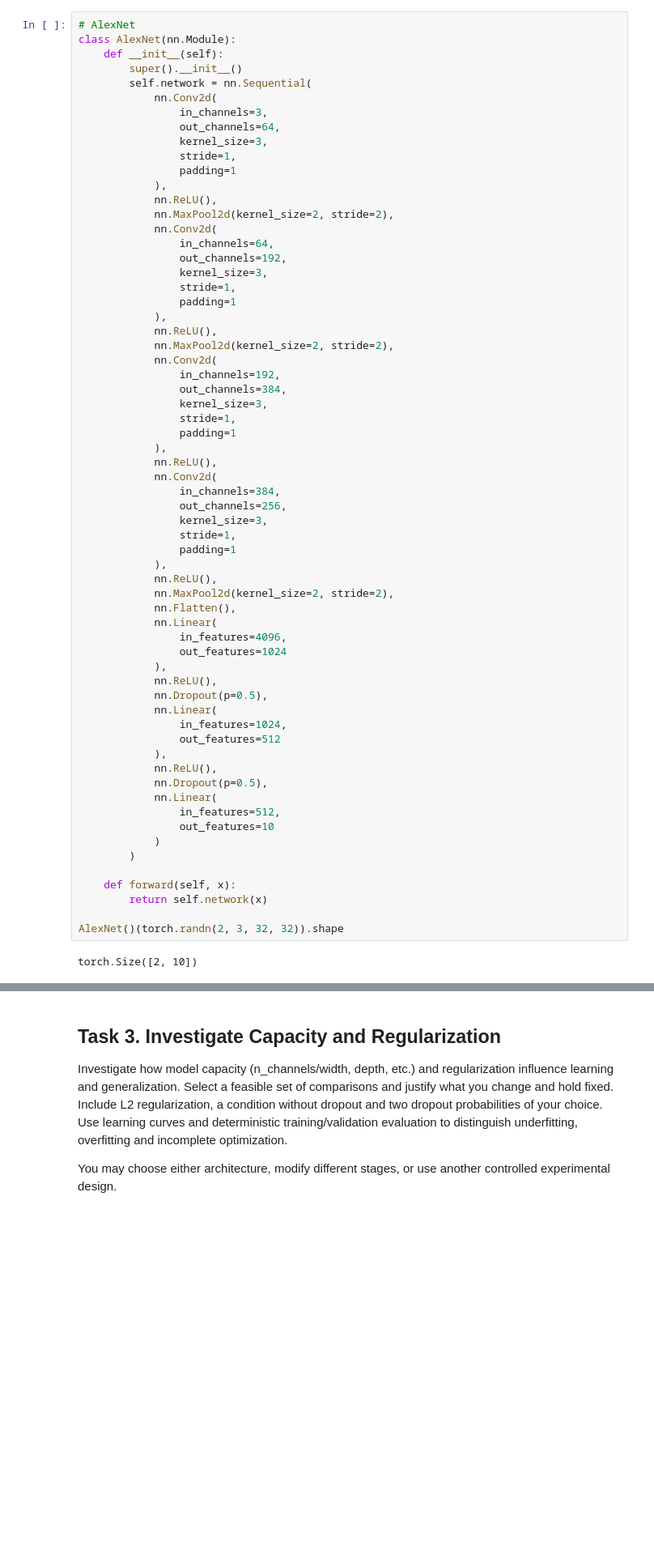
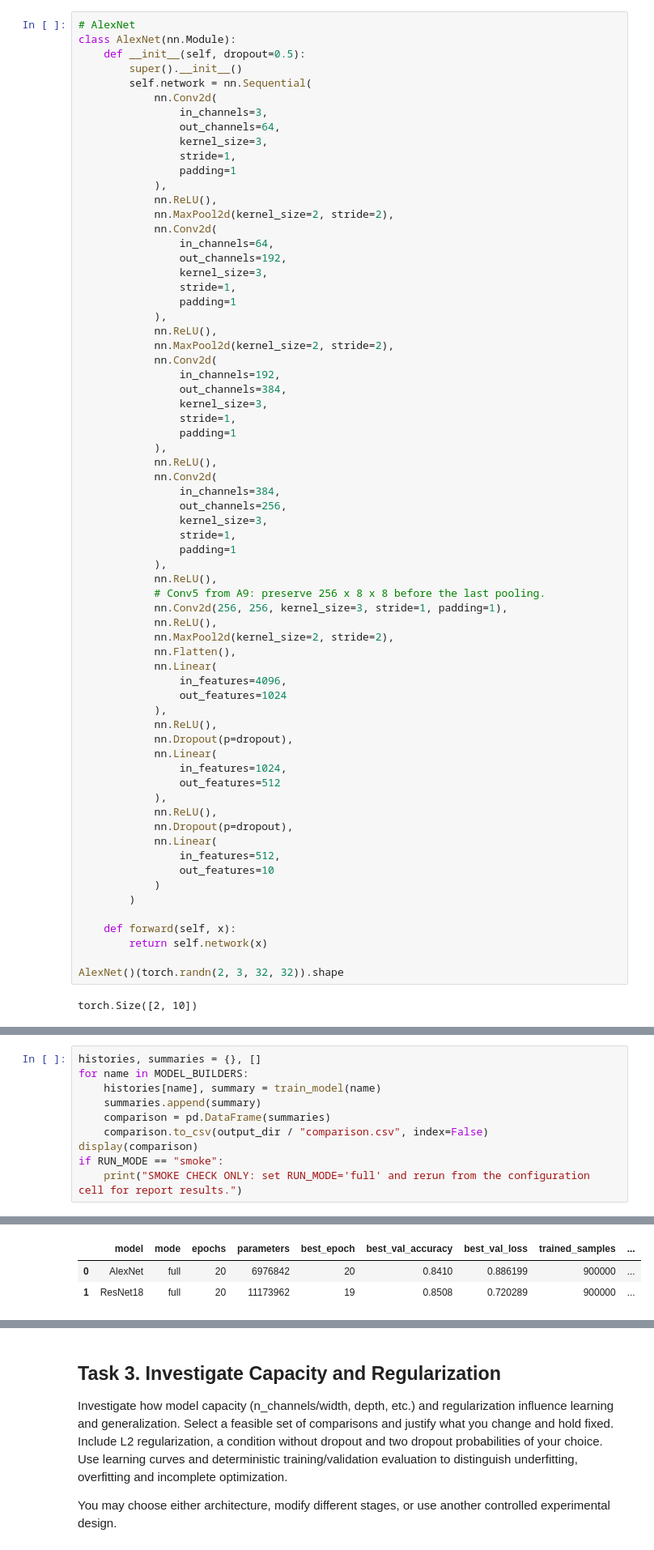
Before and after one commit to TheArtemis/ID2223-Scalable-Machine-Learning-and-Deep-Learning, a Jupyter notebook: assignments/ass1/lab-assignment-notebook.ipynb, the cells around one changed output, grey strips where cells are left out. Shown at 81% size. Drawn from its saved outputs; the diff is of its cells as text; blank space fills up the shorter version.

```diff
--- a/assignments/ass1/lab-assignment-notebook.ipynb
+++ b/assignments/ass1/lab-assignment-notebook.ipynb
@@ -205,7 +247,7 @@ Choose your optimizer, training schedule, checkpoint rule and evaluation metrics
 # %%
 # AlexNet
 class AlexNet(nn.Module):
-    def __init__(self):
+    def __init__(self, dropout=0.5):
         super().__init__()
         self.network = nn.Sequential(
             nn.Conv2d(
@@ -242,6 +284,9 @@ class AlexNet(nn.Module):
                 padding=1
             ),
             nn.ReLU(),
+            # Conv5 from A9: preserve 256 x 8 x 8 before the last pooling.
+            nn.Conv2d(256, 256, kernel_size=3, stride=1, padding=1),
+            nn.ReLU(),
             nn.MaxPool2d(kernel_size=2, stride=2),
             nn.Flatten(),
             nn.Linear(
@@ -249,13 +294,13 @@ class AlexNet(nn.Module):
                 out_features=1024
             ),
             nn.ReLU(),
-            nn.Dropout(p=0.5),
+            nn.Dropout(p=dropout),
             nn.Linear(
                 in_features=1024,
                 out_features=512
             ),
             nn.ReLU(),
-            nn.Dropout(p=0.5),
+            nn.Dropout(p=dropout),
             nn.Linear(
                 in_features=512,
                 out_features=10
@@ -368,0 +693,11 @@ torch.Size([2, 10])
+# %%
+histories, summaries = {}, []
+for name in MODEL_BUILDERS:
+    histories[name], summary = train_model(name)
+    summaries.append(summary)
+    comparison = pd.DataFrame(summaries)
+    comparison.to_csv(output_dir / "comparison.csv", index=False)
+display(comparison)
+if RUN_MODE == "smoke":
+    print("SMOKE CHECK ONLY: set RUN_MODE='full' and rerun from the configuration cell for report results.")
+# %% [output]
@@ -368,0 +721,3 @@ torch.Size([2, 10])
+|  | model | mode | epochs | parameters | best_epoch | best_val_accuracy | best_val_loss | trained_samples | ... |
+| 0 | AlexNet | full | 20 | 6976842 | 20 | 0.8410 | 0.886199 | 900000 | ... |
+| 1 | ResNet18 | full | 20 | 11173962 | 19 | 0.8508 | 0.720289 | 900000 | ... |
```
Also changed, not shown: parts of 12 cells of this notebook, 12 other files.
